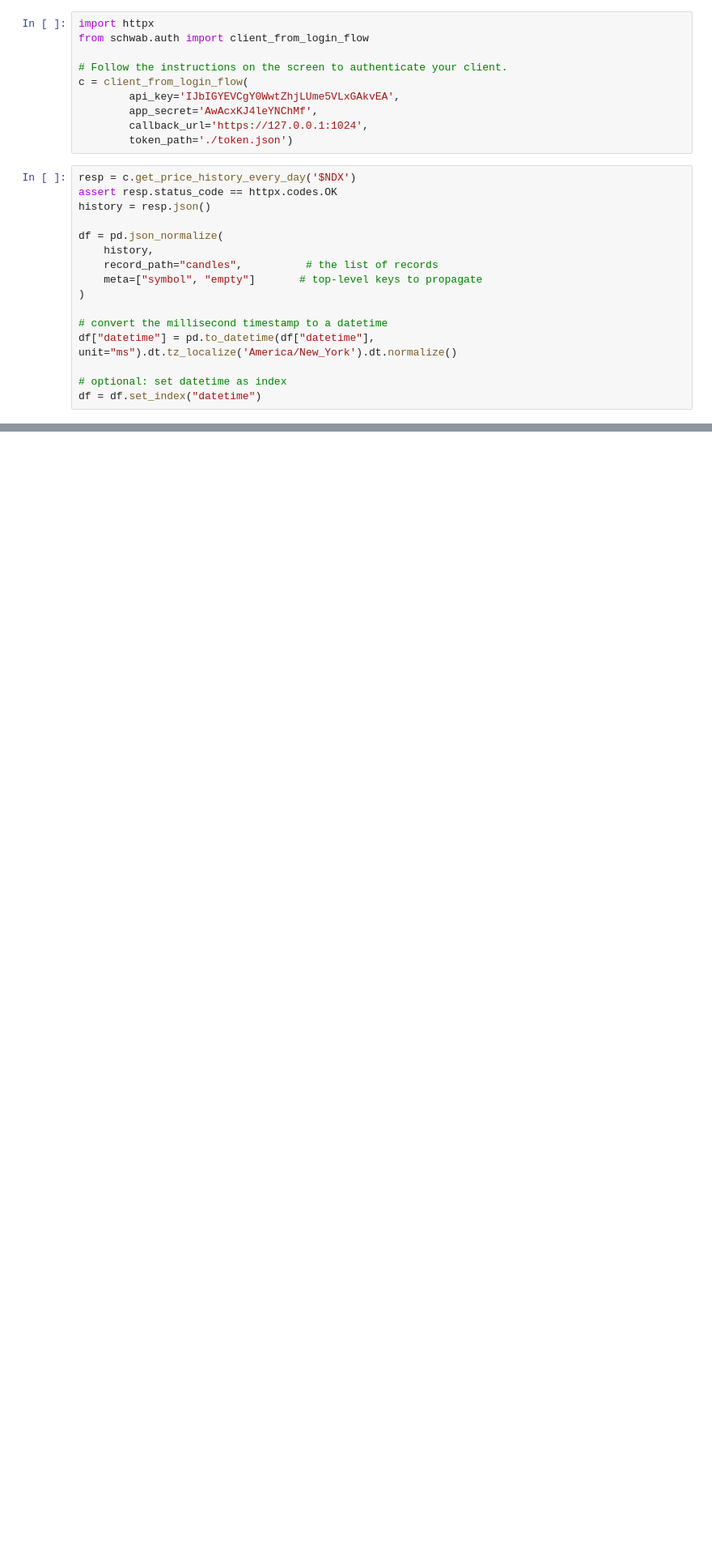
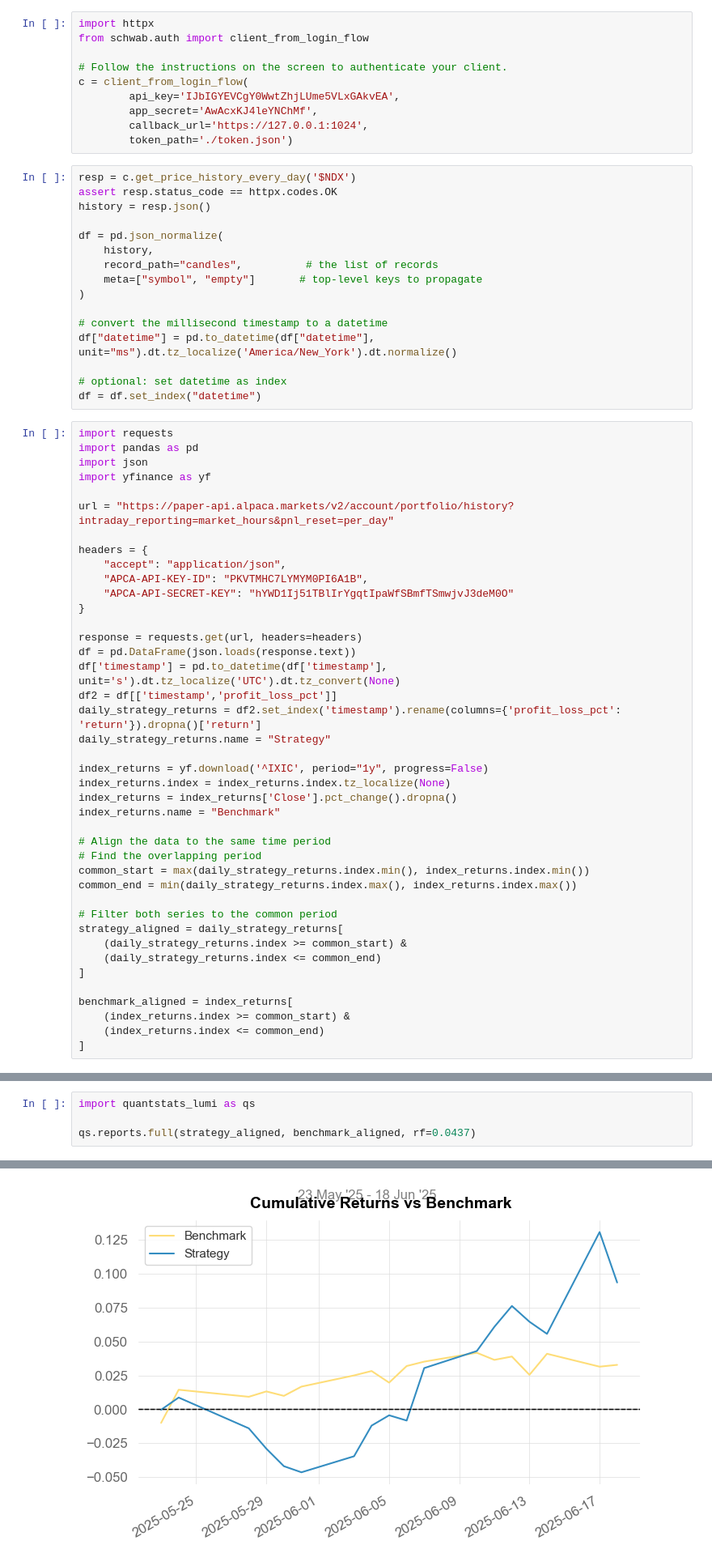
Before and after one commit to taltmann0818/Project_DeepGreen, a Jupyter notebook: Price Prediction2.ipynb, the cells around one changed output, grey strips where cells are left out. Shown: that part at 81% size. Cells and saved outputs as stored; diff of their text form; blank space fills up the shorter version.

```diff
--- a/Price Prediction2.ipynb
+++ b/Price Prediction2.ipynb
@@ -882,3 +882,44 @@ df["datetime"] = pd.to_datetime(df["datetime"], unit="ms").dt.tz_localize('Ameri
 
 # optional: set datetime as index
 df = df.set_index("datetime")
+# %%
+import requests
+import pandas as pd
+import json
+import yfinance as yf
+
+url = "https://paper-api.alpaca.markets/v2/account/portfolio/history?intraday_reporting=market_hours&pnl_reset=per_day"
+
+headers = {
+    "accept": "application/json",
+    "APCA-API-KEY-ID": "PKVTMHC7LYMYM0PI6A1B",
+    "APCA-API-SECRET-KEY": "hYWD1Ij51TBlIrYgqtIpaWfSBmfTSmwjvJ3deM0O"
+}
+
+response = requests.get(url, headers=headers)
+df = pd.DataFrame(json.loads(response.text))
+df['timestamp'] = pd.to_datetime(df['timestamp'], unit='s').dt.tz_localize('UTC').dt.tz_convert(None)
+df2 = df[['timestamp','profit_loss_pct']]
+daily_strategy_returns = df2.set_index('timestamp').rename(columns={'profit_loss_pct': 'return'}).dropna()['return']
+daily_strategy_returns.name = "Strategy"
+
+index_returns = yf.download('^IXIC', period="1y", progress=False)
+index_returns.index = index_returns.index.tz_localize(None)
+index_returns = index_returns['Close'].pct_change().dropna()
+index_returns.name = "Benchmark"
+
+# Align the data to the same time period
+# Find the overlapping period
+common_start = max(daily_strategy_returns.index.min(), index_returns.index.min())
+common_end = min(daily_strategy_returns.index.max(), index_returns.index.max())
+
+# Filter both series to the common period
+strategy_aligned = daily_strategy_returns[
+    (daily_strategy_returns.index >= common_start) &
+    (daily_strategy_returns.index <= common_end)
+]
+
+benchmark_aligned = index_returns[
+    (index_returns.index >= common_start) &
+    (index_returns.index <= common_end)
+]
@@ -884,0 +954,5 @@ df = df.set_index("datetime")
+# %%
+import quantstats_lumi as qs
+
+qs.reports.full(strategy_aligned, benchmark_aligned, rf=0.0437)
+# %% [output]
@@ -885,3 +985,4 @@ df = df.set_index("datetime")
+[figure, added]
 # %%
 from Components.ModelInference import onnx_predict
 from Components.BackTesting import BackTesting
```
Also changed, not shown: parts of 4 cells of this notebook.
